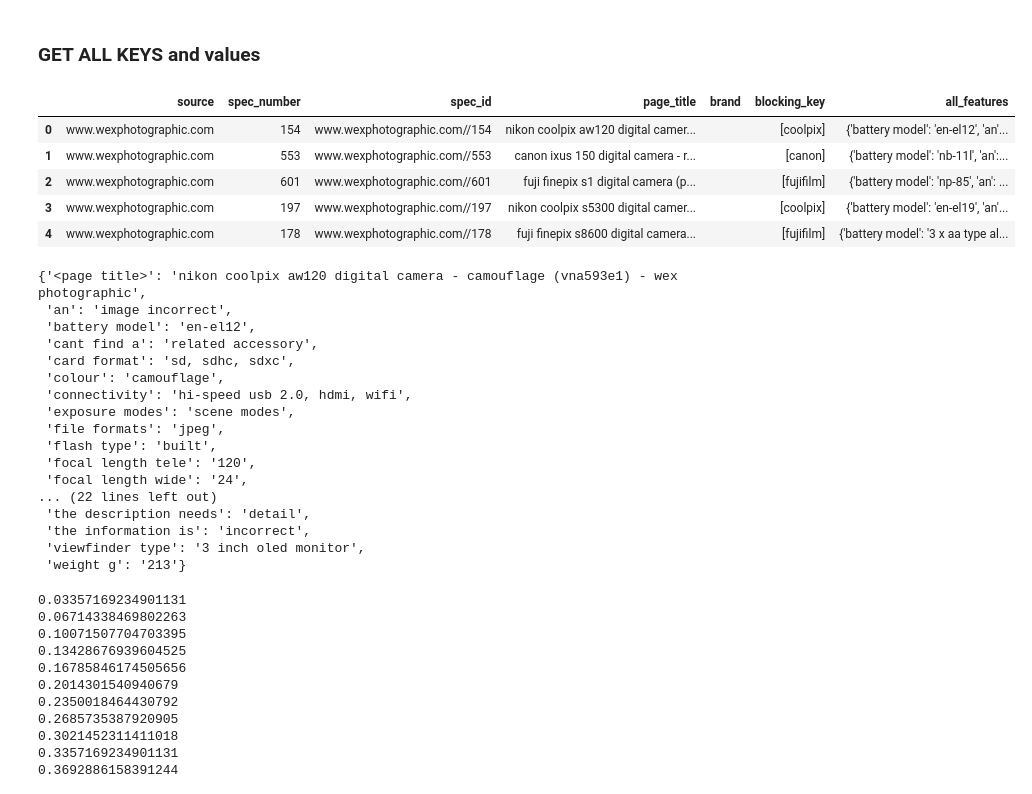
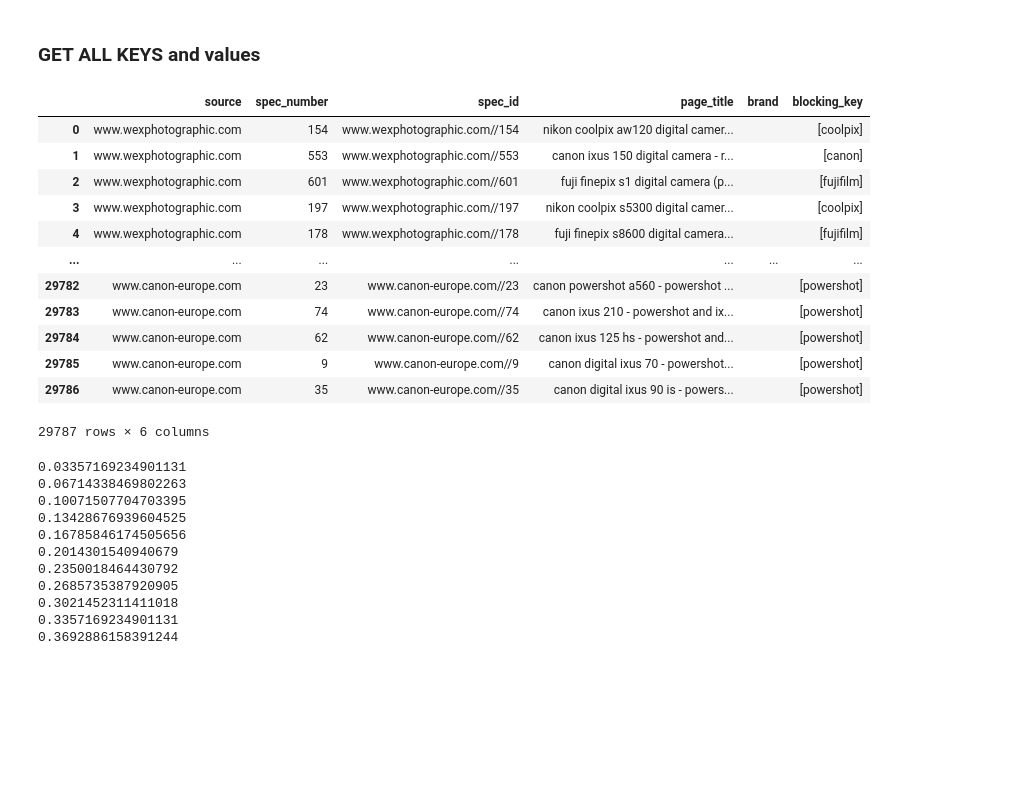
Before and after one commit to GunesYurdakul/SIGMOD, a Jupyter notebook: quickstart_package/MAIN.ipynb, the cells around one changed output. Cells and saved outputs as stored; diff of their text form; code cells hidden in the pictures; blank space fills up the shorter version.

```diff
--- a/quickstart_package/MAIN.ipynb
+++ b/quickstart_package/MAIN.ipynb
@@ -52,32 +50,19 @@ dataset_df['all_features'] = dataset_df['spec_id'].apply(lambda x: data_dict[x])
 # %%
-dataset_df.head()
+dataset_df
 # %% [output]
-|  | source | spec_number | spec_id | page_title | brand | blocking_key | all_features |
-| 0 | www.wexphotographic.com | 154 | www.wexphotographic.com//154 | nikon coolpix aw120 digital camer... |  | [coolpix] | {'battery model': 'en-el12', 'an'... |
-| 1 | www.wexphotographic.com | 553 | www.wexphotographic.com//553 | canon ixus 150 digital camera - r... |  | [canon] | {'battery model': 'nb-11l', 'an':... |
-| 2 | www.wexphotographic.com | 601 | www.wexphotographic.com//601 | fuji finepix s1 digital camera (p... |  | [fujifilm] | {'battery model': 'np-85', 'an': ... |
-| 3 | www.wexphotographic.com | 197 | www.wexphotographic.com//197 | nikon coolpix s5300 digital camer... |  | [coolpix] | {'battery model': 'en-el19', 'an'... |
-| 4 | www.wexphotographic.com | 178 | www.wexphotographic.com//178 | fuji finepix s8600 digital camera... |  | [fujifilm] | {'battery model': '3 x aa type al... |
+|  | source | spec_number | spec_id | page_title | brand | blocking_key |
+| 0 | www.wexphotographic.com | 154 | www.wexphotographic.com//154 | nikon coolpix aw120 digital camer... |  | [coolpix] |
+| 1 | www.wexphotographic.com | 553 | www.wexphotographic.com//553 | canon ixus 150 digital camera - r... |  | [canon] |
+| 2 | www.wexphotographic.com | 601 | www.wexphotographic.com//601 | fuji finepix s1 digital camera (p... |  | [fujifilm] |
+| 3 | www.wexphotographic.com | 197 | www.wexphotographic.com//197 | nikon coolpix s5300 digital camer... |  | [coolpix] |
+| 4 | www.wexphotographic.com | 178 | www.wexphotographic.com//178 | fuji finepix s8600 digital camera... |  | [fujifilm] |
+| ... | ... | ... | ... | ... | ... | ... |
+| 29782 | www.canon-europe.com | 23 | www.canon-europe.com//23 | canon powershot a560 - powershot ... |  | [powershot] |
+| 29783 | www.canon-europe.com | 74 | www.canon-europe.com//74 | canon ixus 210 - powershot and ix... |  | [powershot] |
+| 29784 | www.canon-europe.com | 62 | www.canon-europe.com//62 | canon ixus 125 hs - powershot and... |  | [powershot] |
+| 29785 | www.canon-europe.com | 9 | www.canon-europe.com//9 | canon digital ixus 70 - powershot... |  | [powershot] |
+| 29786 | www.canon-europe.com | 35 | www.canon-europe.com//35 | canon digital ixus 90 is - powers... |  | [powershot] |
+29787 rows × 6 columns
-# %%
-dataset_df.all_features[0]
-# %% [output]
-{'<page title>': 'nikon coolpix aw120 digital camera - camouflage (vna593e1) - wex photographic',
- 'an': 'image incorrect',
- 'battery model': 'en-el12',
- 'cant find a': 'related accessory',
- 'card format': 'sd, sdhc, sdxc',
- 'colour': 'camouflage',
- 'connectivity': 'hi-speed usb 2.0, hdmi, wifi',
- 'exposure modes': 'scene modes',
- 'file formats': 'jpeg',
- 'flash type': 'built',
- 'focal length tele': '120',
- 'focal length wide': '24',
-... (22 lines left out)
- 'the description needs': 'detail',
- 'the information is': 'incorrect',
- 'viewfinder type': '3 inch oled monitor',
- 'weight g': '213'}
 # %%
 all_text=similar_feature_grouping.prepare_text_for_word2vec(data_dict)
 # %% [output]
```
Also changed, not shown: parts of 27 cells of this notebook, 2 other files.
